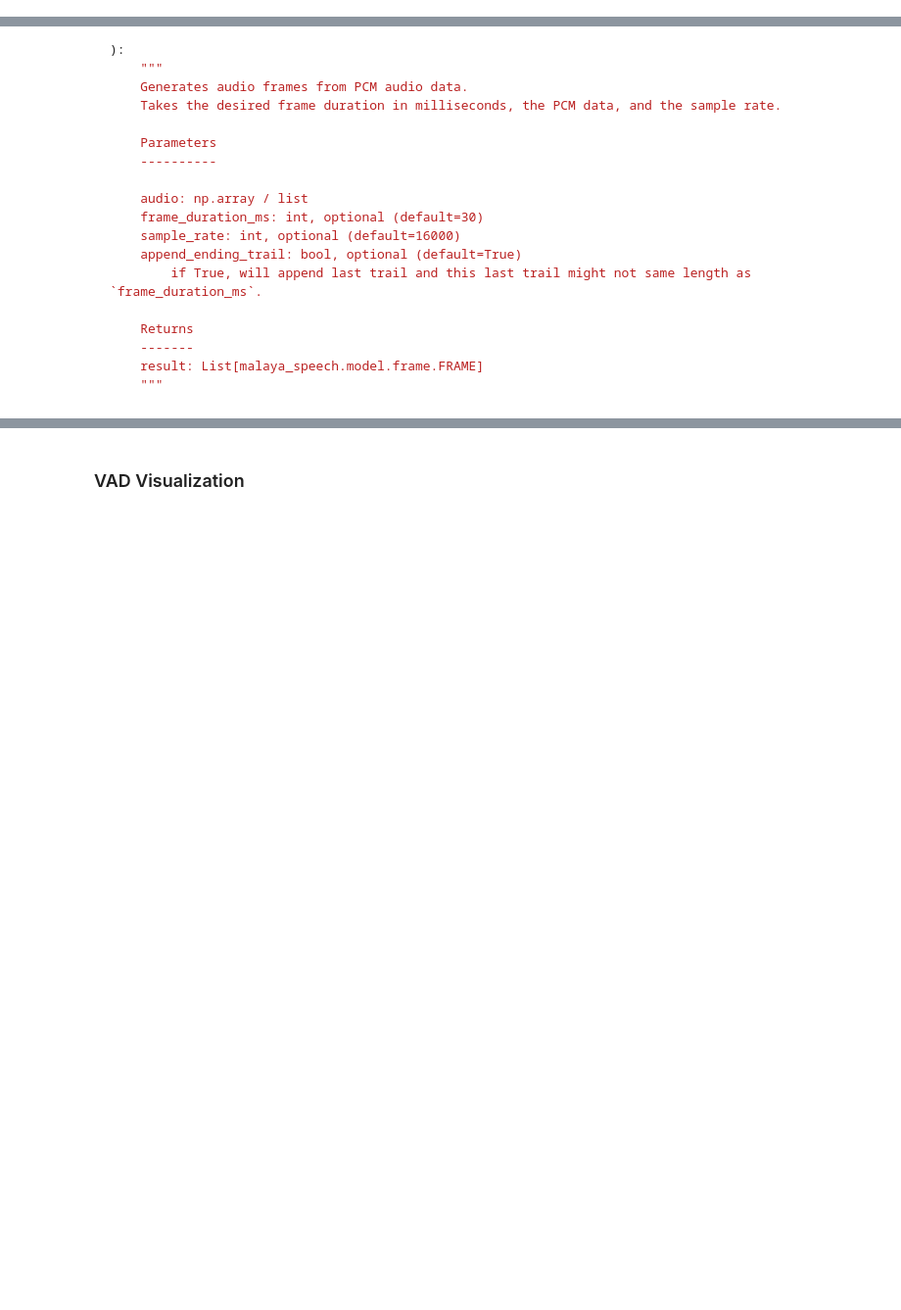
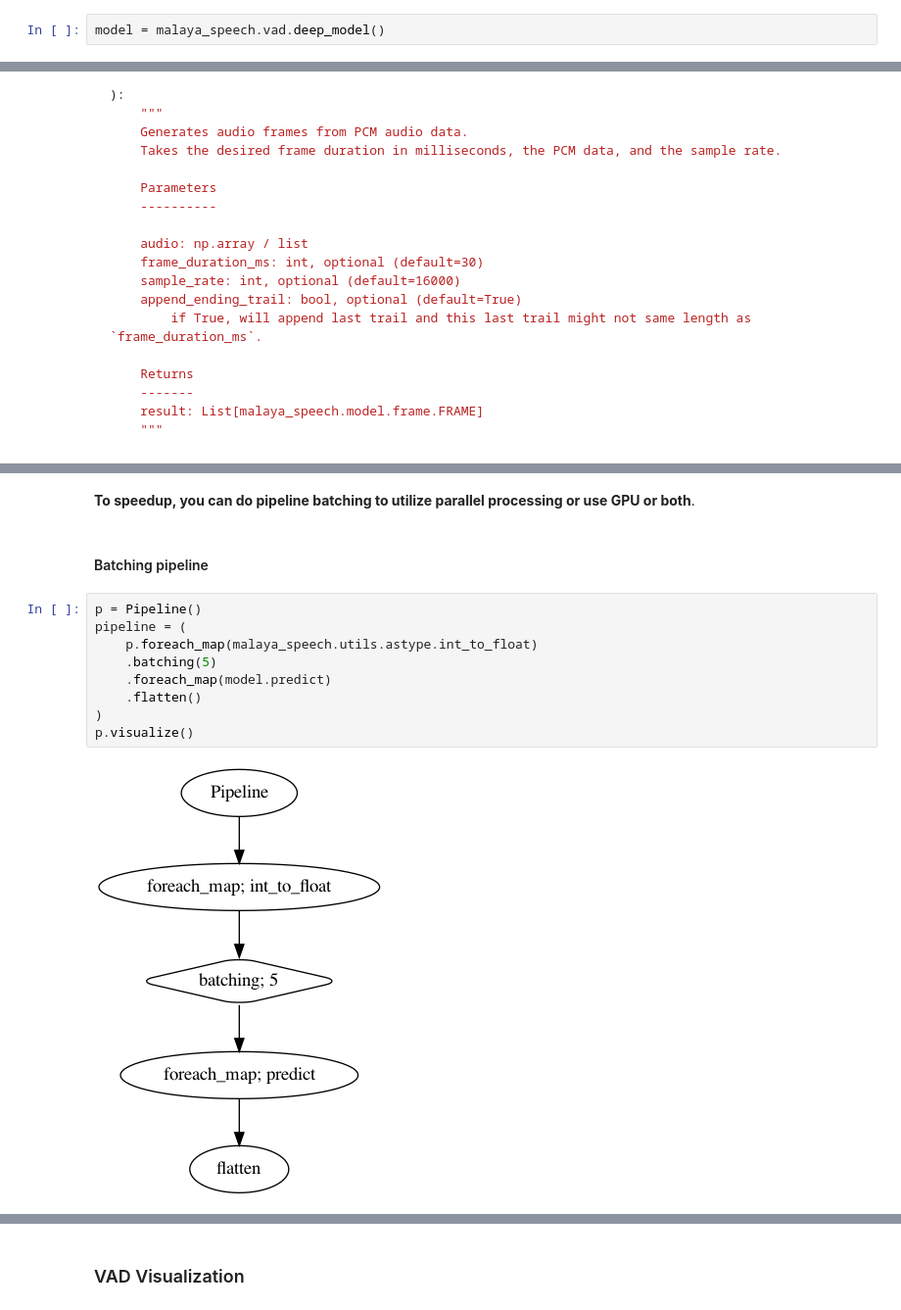
Before and after one commit to mesolitica/malaya-speech, a Jupyter notebook: example/vad/load-vad.ipynb, the cells around one changed output, grey strips where cells are left out. Shown at 98% size. Saved outputs shown, nothing was run; the diff lists cells and outputs as text; blank space fills up the shorter version.

Commit message:
release vad deep learning

```diff
--- a/example/vad/load-vad.ipynb
+++ b/example/vad/load-vad.ipynb
@@ -37,3 +38,5 @@ def webrtc(
 WebRTC developed by Google, reportedly one of the best available, being fast, modern and free. Read more about pywebrtc at https://github.com/wiseman/py-webrtcvad.
 # %%
 vad = malaya_speech.vad.webrtc(minimum_amplitude = int(np.quantile(np.abs(y), 0.2)))
+# %%
+model = malaya_speech.vad.deep_model()
@@ -89,0 +104,15 @@ frames[:10]
+# %% [markdown]
+**To speedup, you can do pipeline batching to utilize parallel processing or use GPU or both**.
+# %% [markdown]
+#### Batching pipeline
+# %%
+p = Pipeline()
+pipeline = (
+    p.foreach_map(malaya_speech.utils.astype.int_to_float)
+    .batching(5)
+    .foreach_map(model.predict)
+    .flatten()
+)
+p.visualize()
+# %% [output]
+[figure, added]
```
Also changed, not shown: parts of 30 cells of this notebook, 11 other files.
